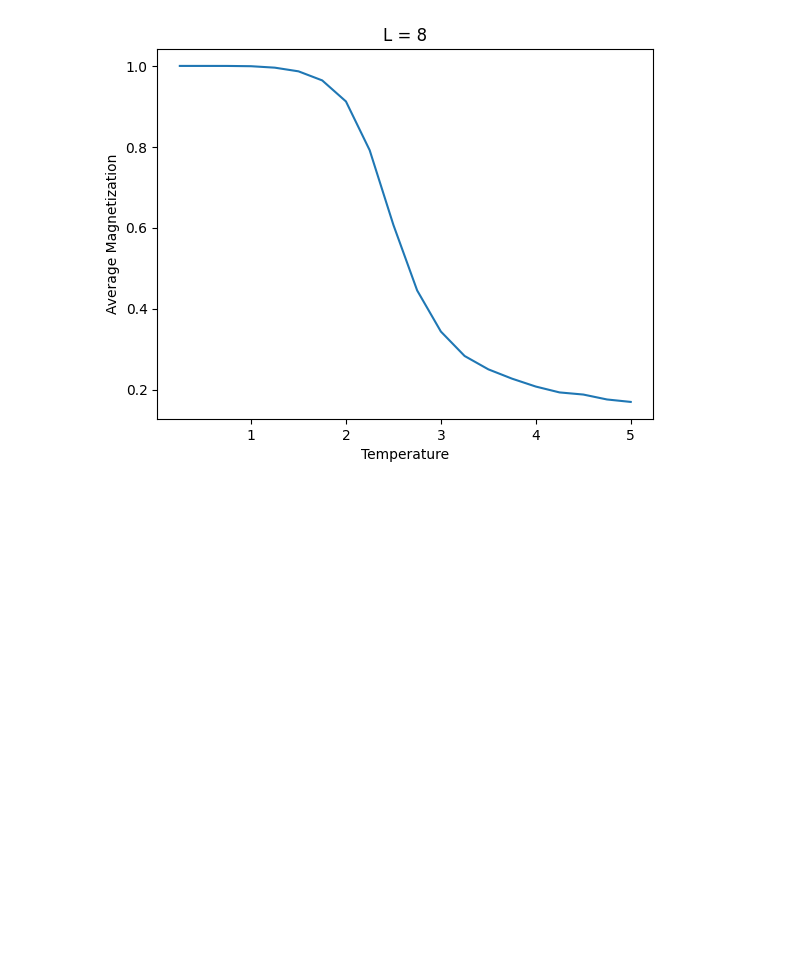
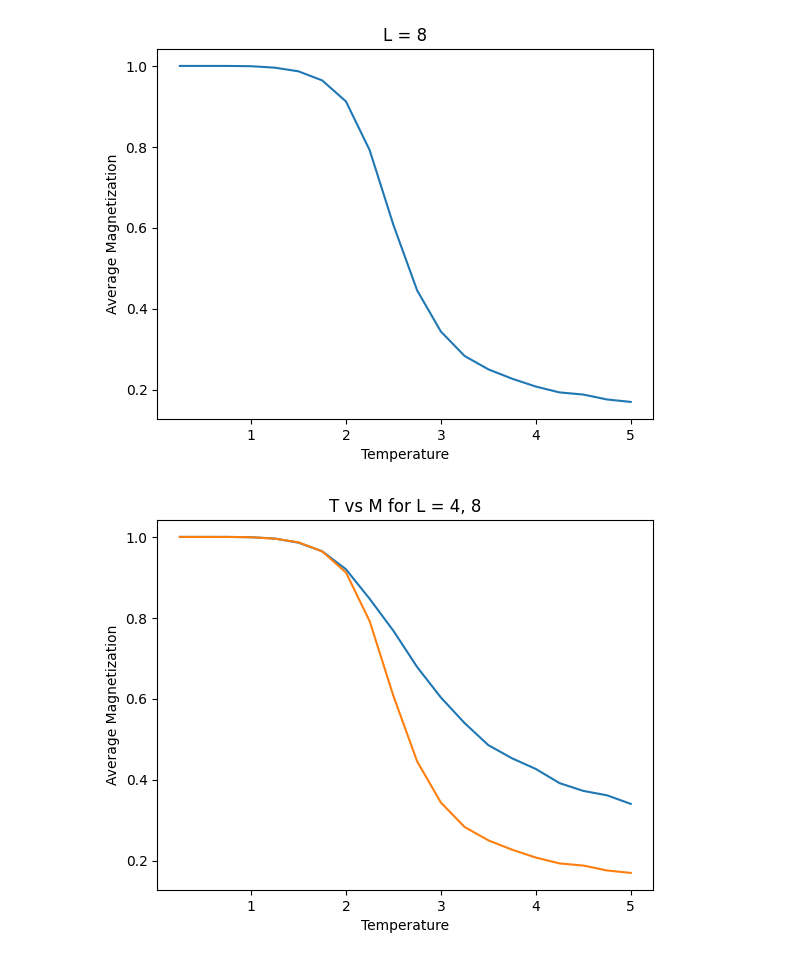
Before and after one commit to julian-calder/phys-704, a Jupyter notebook: notebooks/L4_L8_plotting.ipynb, the cells around one changed output. Cells and saved outputs as stored; diff of their text form; code cells hidden in the pictures; blank space fills up the shorter version.

```diff
--- a/notebooks/L4_L8_plotting.ipynb
+++ b/notebooks/L4_L8_plotting.ipynb
@@ -3,7 +3,7 @@
 # %%
 FILENAME = "demo4x4"
 TEMP_VALS = [0.25, 0.5, 0.75, 1.0, 1.25, 1.5, 1.75, 2.0, 2.25, 2.5, 2.75, 3.0, 3.25, 3.5, 3.75, 4.0, 4.25, 4.5, 4.75, 5.0]
-NUM_TEMPS = 20
+NUM_TEMPS = len(TEMP_VALS)
 NUM_BINS = 10
 
 import matplotlib.pyplot as plt
@@ -46,16 +46,16 @@ for temp in range(NUM_TEMPS):
     data_dict[TEMP_VALS[temp]] = magnetization
 
 # initialize empty lists to store temperatures and average magnetizations
-temps = []
-magnetizations = []
+temps_4x4 = []
+magnetizations_4x4 = []
 
 # iterate through dictionary of data to facilitate plotting
 for temp, magnetization in data_dict.items():
-    temps.append(temp)
-    magnetizations.append(magnetization)
+    temps_4x4.append(temp)
+    magnetizations_4x4.append(magnetization)
 
 
-plt.plot(temps, magnetizations)
+plt.plot(temps_4x4, magnetizations_4x4)
 plt.title("L = 4")
 plt.xlabel("Temperature")
 plt.ylabel("Average Magnetization")
@@ -67,7 +67,7 @@ plt.show()
 # %%
 FILENAME = "demo8x8"
 TEMP_VALS = [0.25, 0.5, 0.75, 1.0, 1.25, 1.5, 1.75, 2.0, 2.25, 2.5, 2.75, 3.0, 3.25, 3.5, 3.75, 4.0, 4.25, 4.5, 4.75, 5.0]
-NUM_TEMPS = 20
+NUM_TEMPS = len(TEMP_VALS)
 NUM_BINS = 10
 
 import matplotlib.pyplot as plt
@@ -110,19 +110,28 @@ for temp in range(NUM_TEMPS):
     data_dict[TEMP_VALS[temp]] = magnetization
 
 # initialize empty lists to store temperatures and average magnetizations
-temps = []
-magnetizations = []
+temps_8x8 = []
+magnetizations_8x8 = []
 
 # iterate through dictionary of data to facilitate plotting
 for temp, magnetization in data_dict.items():
-    temps.append(temp)
-    magnetizations.append(magnetization)
+    temps_8x8.append(temp)
+    magnetizations_8x8.append(magnetization)
 
 
-plt.plot(temps, magnetizations)
+plt.plot(temps_8x8, magnetizations_8x8)
 plt.title("L = 8")
 plt.xlabel("Temperature")
 plt.ylabel("Average Magnetization")
 plt.show()
 # %% [output]
 [figure]
+# %%
+plt.plot(temps_4x4, magnetizations_4x4)
+plt.plot(temps_8x8, magnetizations_8x8)
+plt.title("T vs M for L = 4, 8")
+plt.xlabel("Temperature")
+plt.ylabel("Average Magnetization")
+plt.show()
+# %% [output]
+[figure, added]
```
Also changed, not shown: 1 other file.
